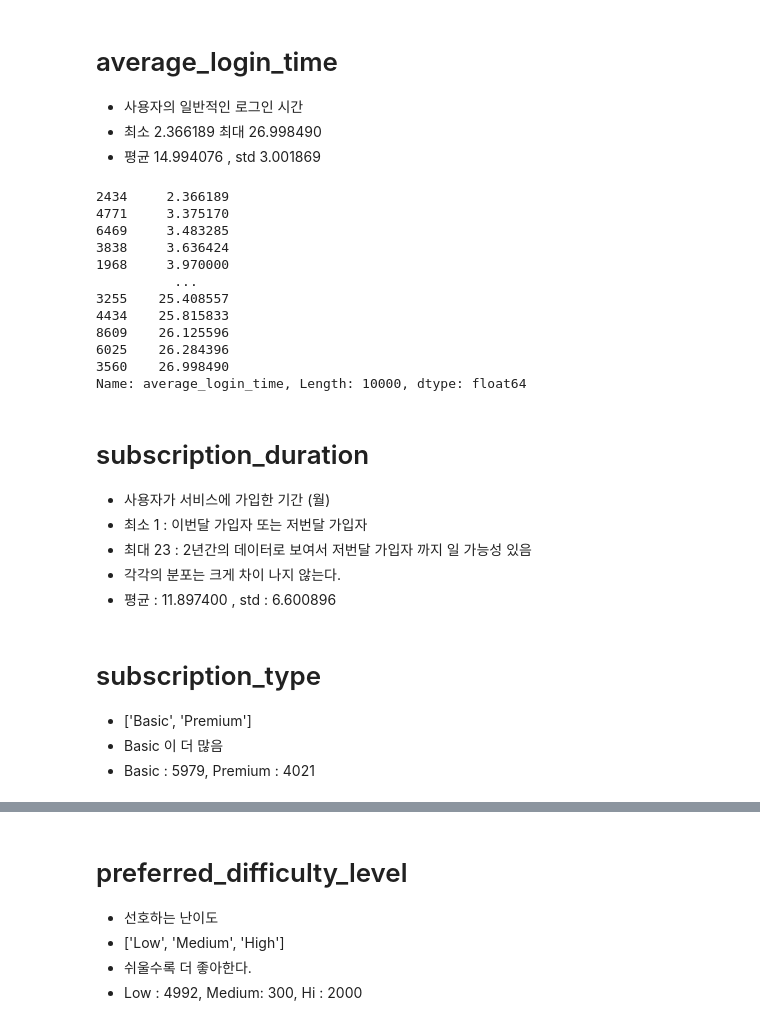
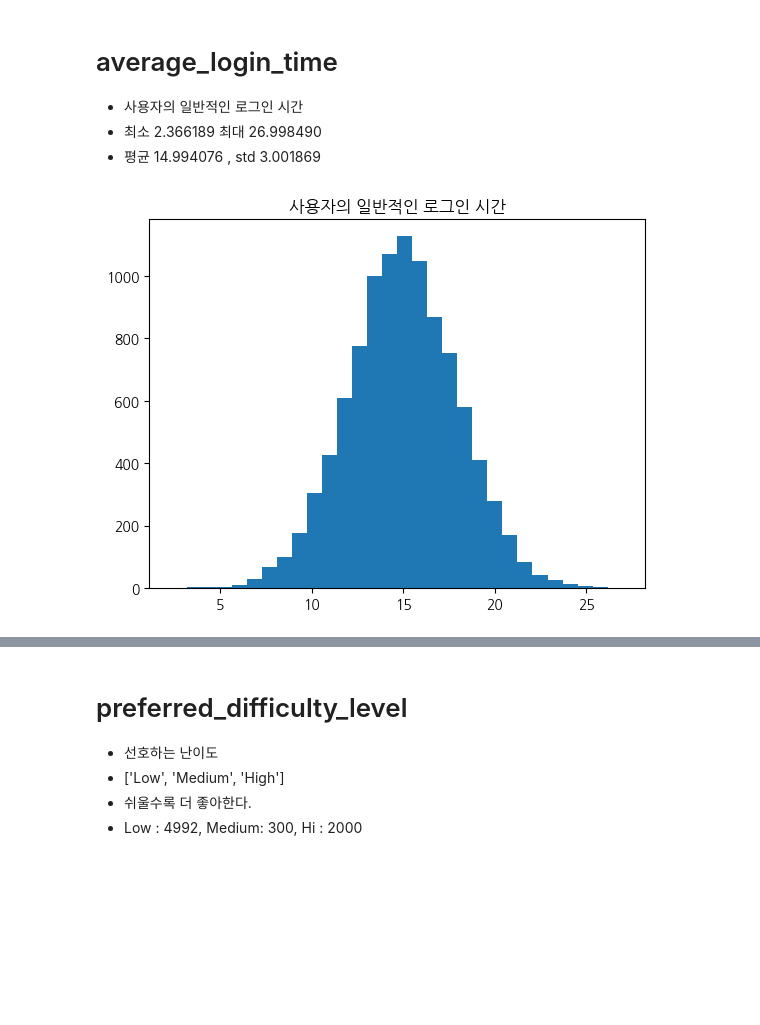
Before and after one commit to min01118/WASSUP4, a Jupyter notebook: 05_Data_Analysis/DA_Mini_Project.ipynb, the cells around one changed output, grey strips where cells are left out. Cells and saved outputs as stored; diff of their text form; code cells hidden in the pictures; blank space fills up the shorter version.

```diff
--- a/05_Data_Analysis/DA_Mini_Project.ipynb
+++ b/05_Data_Analysis/DA_Mini_Project.ipynb
@@ -118,31 +183,12 @@ df.sort_values("user_id")
 * 사용자의 일반적인 로그인 시간
 * 최소 2.366189 최대 26.998490
 * 평균 14.994076 , std 3.001869
-# %%
-df['average_login_time'].sort_values()
-# %% [output]
-2434     2.366189
-4771     3.375170
-6469     3.483285
-3838     3.636424
-1968     3.970000
-          ...
-3255    25.408557
-4434    25.815833
-8609    26.125596
-6025    26.284396
-3560    26.998490
-Name: average_login_time, Length: 10000, dtype: float64
-# %% [markdown]
-# subscription_duration
-* 사용자가 서비스에 가입한 기간 (월)
-* 최소 1 : 이번달 가입자 또는 저번달 가입자
-* 최대 23 : 2년간의 데이터로 보여서 저번달 가입자 까지 일 가능성 있음
-* 각각의 분포는 크게 차이 나지 않는다.
-* 평균 : 11.897400 , std : 6.600896
-# %% [markdown]
-# subscription_type
-* ['Basic', 'Premium']
-* Basic 이 더 많음
-* Basic : 5979,
-Premium :   4021
+# %%
+df['average_login_time'].sort_values()
+average_login_time = df['average_login_time'].sort_values()
+
+plt.title("사용자의 일반적인 로그인 시간")
+plt.hist(average_login_time, bins=30)
+plt.show()
+# %% [output]
+[figure, added]
```
Also changed, not shown: parts of 49 cells of this notebook.
